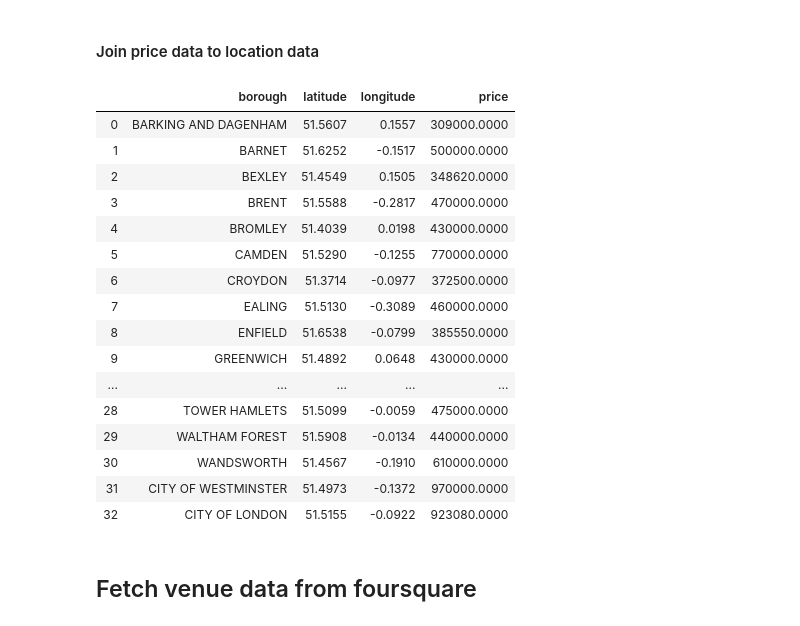
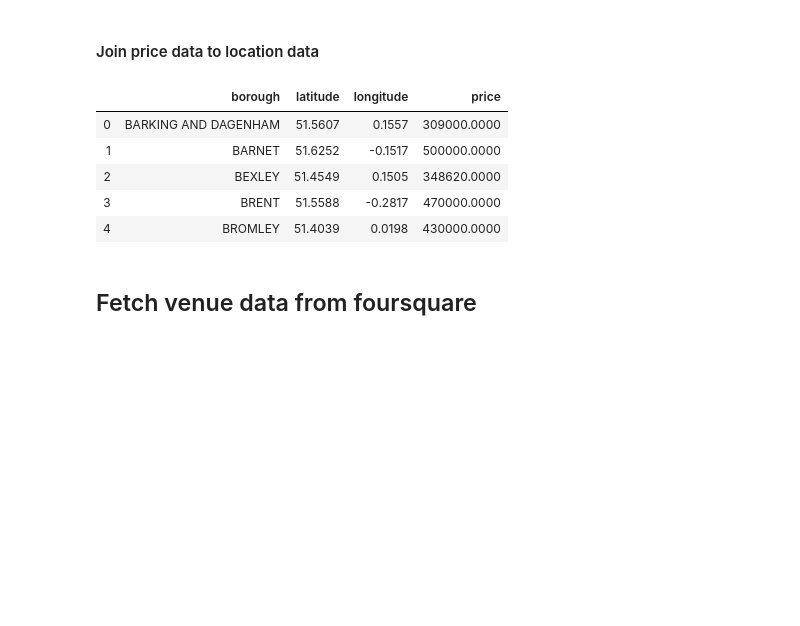
Before and after one commit to mark-locatechs/Coursera_Capstone, a Jupyter notebook: The Battle of Neighborhoods.ipynb, the cells around one changed output. Drawn from its saved outputs; the diff is of its cells as text; code cells hidden in the pictures; blank space fills up the shorter version.

```diff
--- a/The Battle of Neighborhoods.ipynb
+++ b/The Battle of Neighborhoods.ipynb
@@ -114,25 +151,14 @@ df_boroughs.head()
 #### Join price data to location data
 # %%
 df_boroughs = df_boroughs.join(df_borough_price, on='borough').rename(columns={'Price': 'price'})
-df_boroughs
+df_boroughs.head()
 # %% [output]
 |  | borough | latitude | longitude | price |
 | 0 | BARKING AND DAGENHAM | 51.5607 | 0.1557 | 309000.0000 |
 | 1 | BARNET | 51.6252 | -0.1517 | 500000.0000 |
 | 2 | BEXLEY | 51.4549 | 0.1505 | 348620.0000 |
 | 3 | BRENT | 51.5588 | -0.2817 | 470000.0000 |
 | 4 | BROMLEY | 51.4039 | 0.0198 | 430000.0000 |
-| 5 | CAMDEN | 51.5290 | -0.1255 | 770000.0000 |
-| 6 | CROYDON | 51.3714 | -0.0977 | 372500.0000 |
-| 7 | EALING | 51.5130 | -0.3089 | 460000.0000 |
-| 8 | ENFIELD | 51.6538 | -0.0799 | 385550.0000 |
-| 9 | GREENWICH | 51.4892 | 0.0648 | 430000.0000 |
-| ... | ... | ... | ... | ... |
-| 28 | TOWER HAMLETS | 51.5099 | -0.0059 | 475000.0000 |
-| 29 | WALTHAM FOREST | 51.5908 | -0.0134 | 440000.0000 |
-| 30 | WANDSWORTH | 51.4567 | -0.1910 | 610000.0000 |
-| 31 | CITY OF WESTMINSTER | 51.4973 | -0.1372 | 970000.0000 |
-| 32 | CITY OF LONDON | 51.5155 | -0.0922 | 923080.0000 |
 # %% [markdown]
 ## Fetch venue data from foursquare
 # %% [markdown]
```
Also changed, not shown: parts of 12 cells of this notebook, 4 other files.
